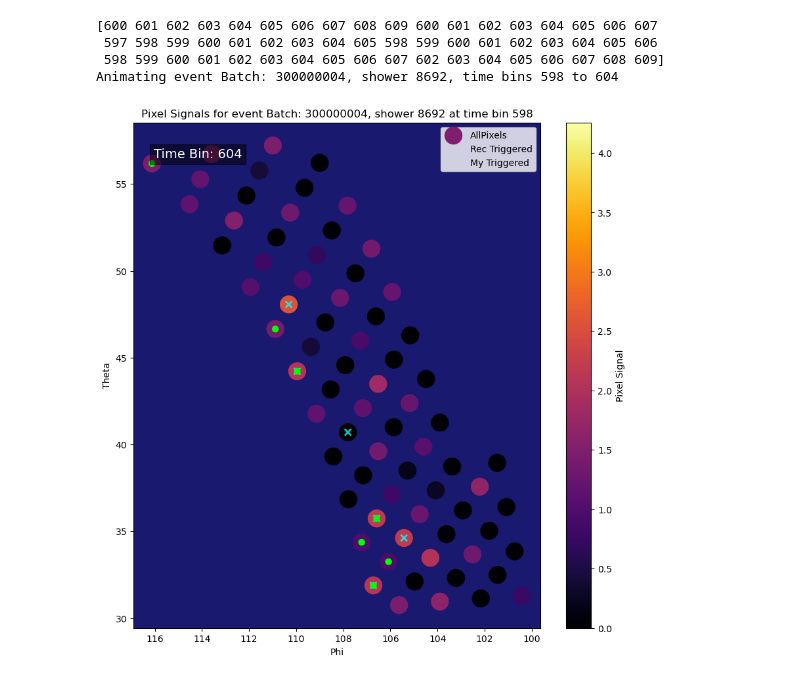
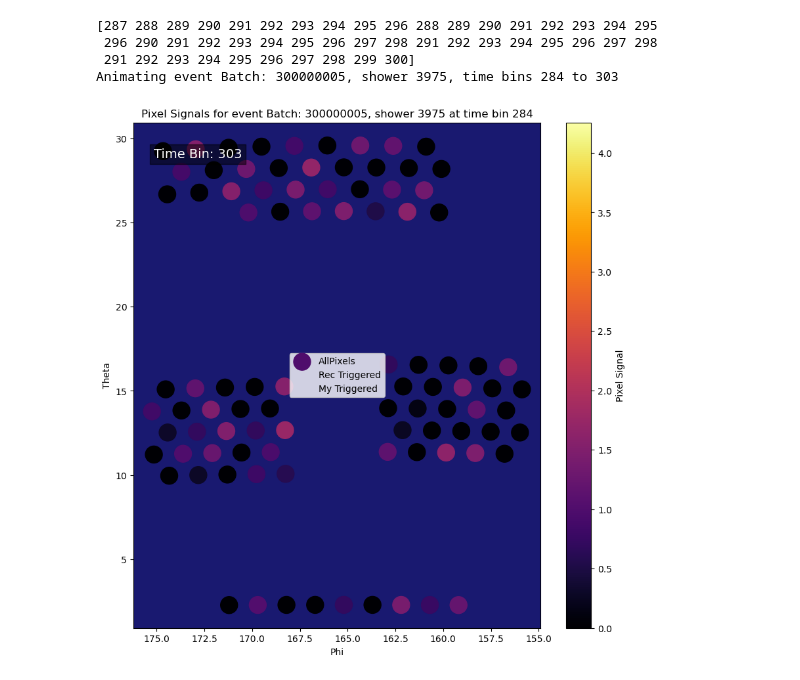
Before and after one commit to fedor-tairli/CDEProject, a Jupyter notebook: CDE_100_Isolation/DoSpaceTrigger_Retrigger.ipynb, the cells around one changed output. Drawn from its saved outputs; the diff is of its cells as text; code cells hidden in the pictures.

```diff
--- a/CDE_100_Isolation/DoSpaceTrigger_Retrigger.ipynb
+++ b/CDE_100_Isolation/DoSpaceTrigger_Retrigger.ipynb
@@ -156,7 +142,7 @@ plt.gca().invert_xaxis()
 # Now lets plt this new trigger in the animation
 # Make the Plot
 
-EventIndex = 6
+EventIndex = 7
 Event = Data[EventIndex]
 
 
@@ -176,8 +162,8 @@ trace_length = Signal_array.shape[1]
 triggered_positions = np.where(Rec_Trigger_array)[1]
 print(triggered_positions)
 if triggered_positions.size > 0:
-    min_pos = np.min(triggered_positions[1])
-    max_pos = np.max(triggered_positions[1])
+    min_pos = np.min(triggered_positions)
+    max_pos = np.max(triggered_positions)
 else:
     min_pos = 0
     max_pos = 99999
@@ -223,35 +209,35 @@ plt.colorbar(scat, label='Pixel Signal')
 plt.legend()
 
 # Set Limits here if needed
 # ax.set_xlim([-1.5,1.5])
 # ax.set_ylim([-1.5,1.5])
 ax.invert_xaxis()
 
 # Construct the animation updates
 
 def update(frame):
     if set_std_norm_for_all or not plot_log_scale : signals = Signal_array[:, frame]
     else : signals = signals = np.log10(np.clip(Signal_array[:,frame], a_min=1, a_max=None))
 
     scat.set_array(signals)
     bin_text.set_text(f'Time Bin: {frame}')
 
     rec_trigger_alpha = (Rec_Trigger_array[:,frame]*0.8).astype(float)
     rec_triggered.set_alpha(rec_trigger_alpha)
     my_trigger_alpha = (My_Trigger_array[:,frame]).astype(float)
     my_triggered.set_alpha(my_trigger_alpha)
 
     return scat, bin_text, rec_triggered
 
 ani = FuncAnimation(
     fig, update, frames=range(min_pos, max_pos + 1),
     interval=500, blit=False, repeat=True
 )
 ani.save('trigger_animation.gif', writer='pillow', fps=2)
 plt.show()
 # %% [output]
-[600 601 602 603 604 605 606 607 608 609 600 601 602 603 604 605 606 607
- 597 598 599 600 601 602 603 604 605 598 599 600 601 602 603 604 605 606
- 598 599 600 601 602 603 604 605 606 607 602 603 604 605 606 607 608 609]
-Animating event Batch: 300000004, shower 8692, time bins 598 to 604
+[287 288 289 290 291 292 293 294 295 296 288 289 290 291 292 293 294 295
+ 296 290 291 292 293 294 295 296 297 298 291 292 293 294 295 296 297 298
+ 291 292 293 294 295 296 297 298 299 300]
+Animating event Batch: 300000005, shower 3975, time bins 284 to 303
-[figure, old version]
+[figure, new version]
```
Also changed, not shown: parts of 4 cells of this notebook, 3 other files.
